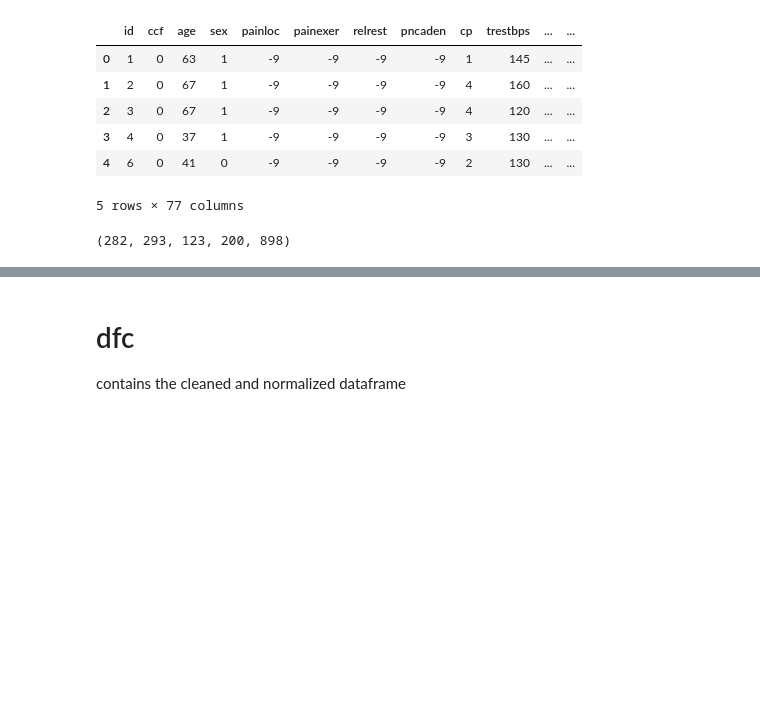
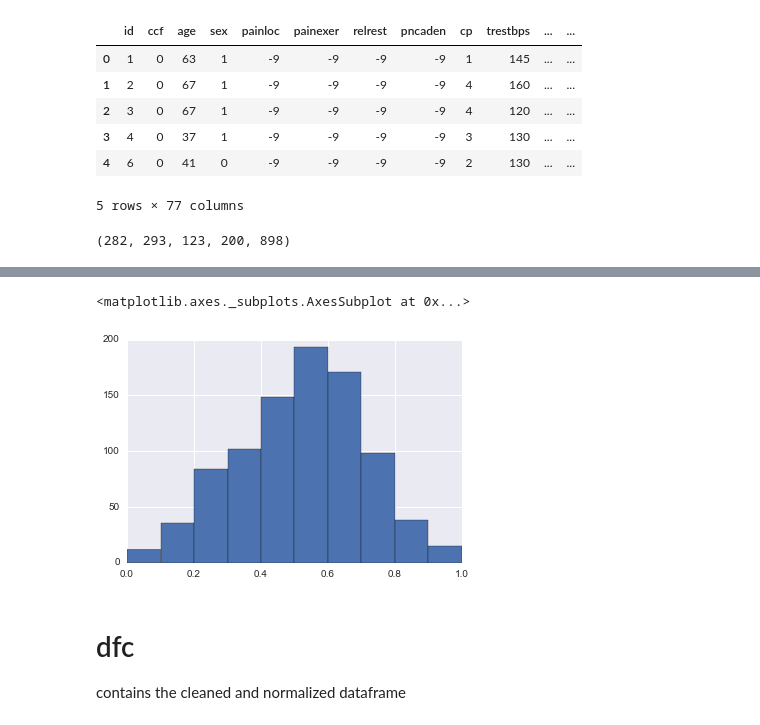
Before and after one commit to shermanash/kardiac_kids, a Jupyter notebook: preprocessing/uciheartdbcleannorm.ipynb, the cells around one changed output, grey strips where cells are left out. Saved outputs shown, nothing was run; the diff lists cells and outputs as text; code cells hidden in the pictures; blank space fills up the shorter version.

```diff
--- a/preprocessing/uciheartdbcleannorm.ipynb
+++ b/preprocessing/uciheartdbcleannorm.ipynb
@@ -195,6 +222,11 @@ def clean_norm_frame(df):
     return dfr
 
 dfc = clean_norm_frame(dfa)
+# %%
+dfc.age.hist()
+# %% [output]
+<matplotlib.axes._subplots.AxesSubplot at 0x...>
+[figure, added]
 # %% [markdown]
 # dfc
 contains the cleaned and normalized dataframe
```
Also changed, not shown: parts of 7 cells of this notebook.
